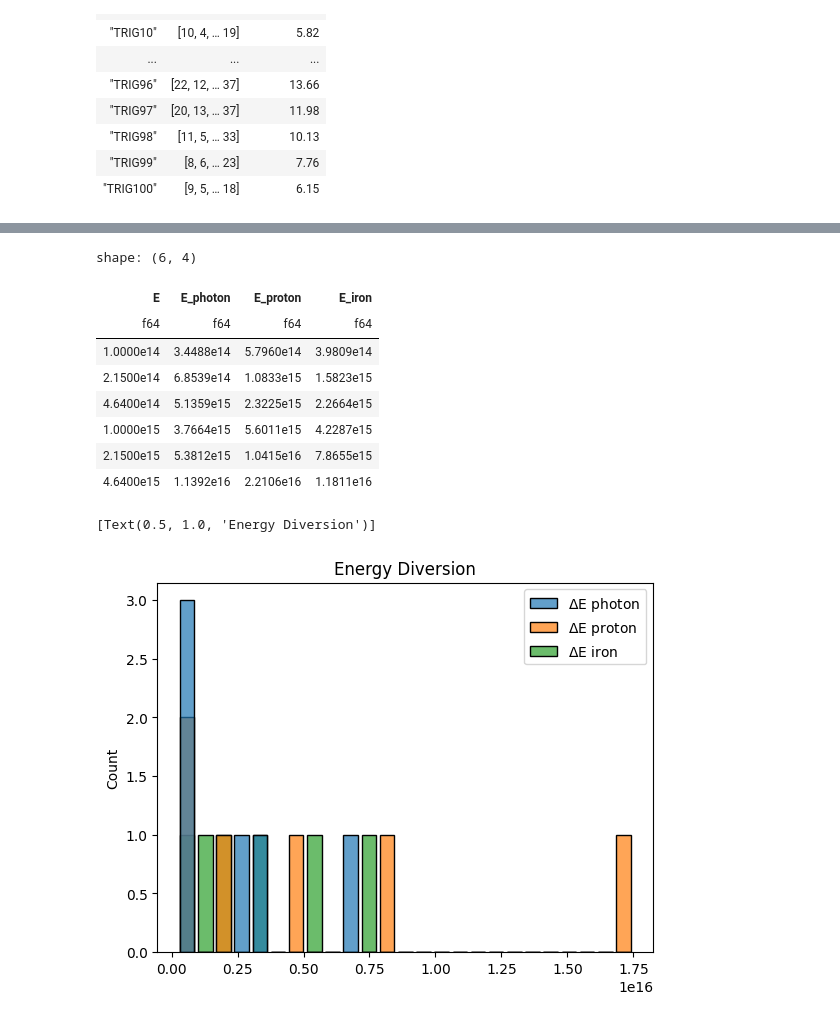
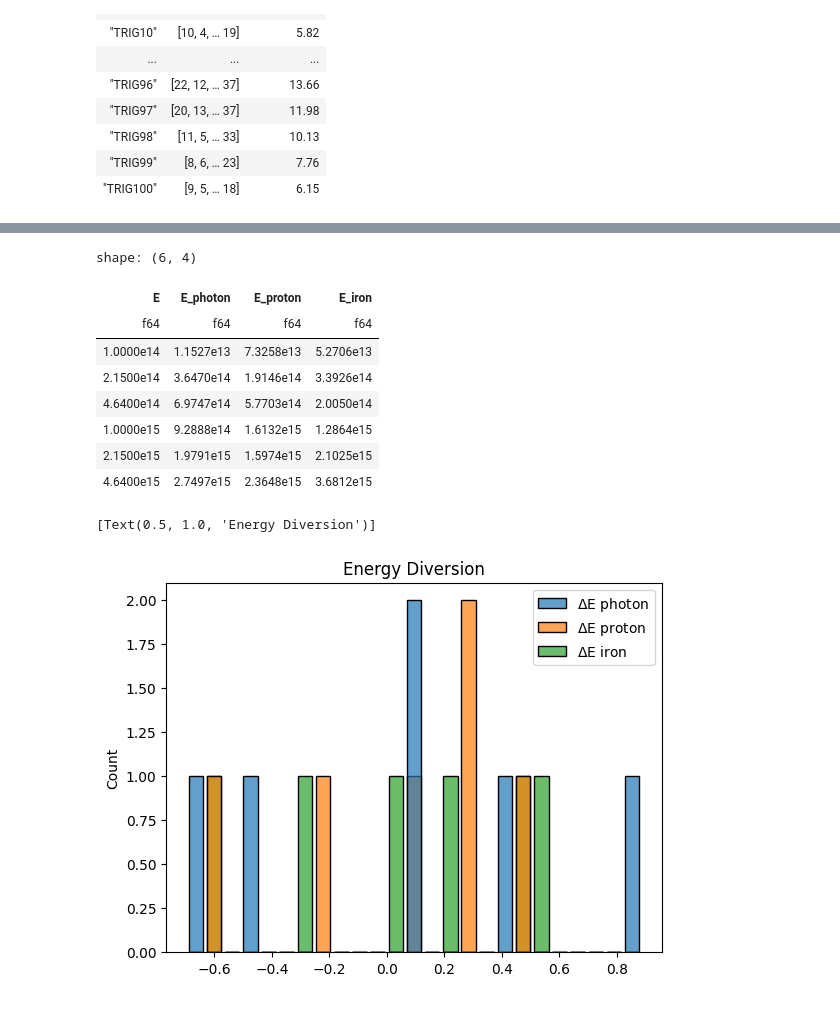
Before and after one commit to lucas-orfei/mestrado, a Jupyter notebook: array_10x10.ipynb, the cells around one changed output, grey strips where cells are left out. Cells and saved outputs as stored; diff of their text form; code cells hidden in the pictures.

```diff
--- a/array_10x10.ipynb
+++ b/array_10x10.ipynb
@@ -266,7 +222,8 @@ No artists with labels found to put in legend.  Note that artists whose label st
 # %%
 # Fit do fóton
+from scipy.optimize import curve_fit
 
-C = [248.7,1227,2886,1.059E4,3.193E4,1.078E5]
+C = [1913,4.088E4,9.621E4,1.324E5,3.991E5,8.014E5]
 E = [1E14, 2.15E14, 4.64E14,1E15,2.15E15,4.64E15]
 
 logC = np.log10(C)
@@ -338,7 +295,7 @@ shape: (6, 4)
 # %%
 # Fit do próton
 
-C = [399.8,1223,1805,2189,1.581E4,6.34E4]
+C = [9995,3.058E4,8.988E4,3.025E5,4.474E5,6.341E5]
 E = [1E14, 2.15E14, 4.64E14,1E15,2.15E15,4.64E15]
 
 logC = np.log10(C)
@@ -407,7 +364,7 @@ shape: (6, 4)
 # %%
 # Fit do ferro
 
-C = [17.9,135.2,443.6,1760,5503,1.655E4]
+C = [89.51,3379,1.109E4,5.865E4,1.834E5,5.518E5]
 E = [1E14, 2.15E14, 4.64E14,1E15,2.15E15,4.64E15]
 
 logC = np.log10(C)
@@ -431,7 +388,7 @@ def power(x, k, p):
 
 initial_guess = [1,1]
 
-coefficients_iron, cov = curve_fit(power, E, np.log10(C), p0=initial_guess)
+coefficients_iron, cov = curve_fit(power, E, np.log10(C), p0=initial_guess, maxfev = 1000)
 
 inc = np.sqrt(np.diag(cov))
 print(np.sqrt(np.diag(cov)))
@@ -483,7 +440,7 @@ r0 = 7800
 
 k_photon = coefficients_photon[0]
 p_photon = coefficients_photon[1]
-c_photon = [1975,5697,1.273E5,7.89E4,1.368E5,4.35E5] # Array 10x10
+c_photon = [285.2,3.471E4,8.548E4,1.273E5,3.643E5,5.754E5] # Array 10x10
 E_photon = []
 
 
@@ -499,7 +456,7 @@ for i in range(len(c_photon)):
 
 k_proton = coefficients_proton[0]
 p_proton = coefficients_proton[1]
-c_proton = [2894,6269,1.609E4,4.776E4,1.028E5,2.606E5]
+c_proton = [9558,2.796E4,9.591E4,3.025E5,2.992E5,4.638E5]
 E_proton = []
 
 for i in range(len(c_photon)):
@@ -511,8 +468,7 @@ for i in range(len(c_photon)):
 
 k_iron = coefficients_iron[0]
 p_iron = coefficients_iron[1]
-c_iron = [293.8,3226,6020,1.778E4,5.223E4,1.058E5]
-s_iron = [2.033,2.097,1.778,1.645,1.606,1.431]
+c_iron = [70.36,3729,1215,6.395E4,1.823E5,6.018E5]
 E_iron = []
 
 for i in range(len(c_iron)):
@@ -534,32 +490,32 @@ df
 shape: (6, 4)
 | E | E_photon | E_proton | E_iron |
 | f64 | f64 | f64 | f64 |
-| 1.0000e14 | 3.4488e14 | 5.7960e14 | 3.9809e14 |
-| 2.1500e14 | 6.8539e14 | 1.0833e15 | 1.5823e15 |
-| 4.6400e14 | 5.1359e15 | 2.3225e15 | 2.2664e15 |
-| 1.0000e15 | 3.7664e15 | 5.6011e15 | 4.2287e15 |
-| 2.1500e15 | 5.3812e15 | 1.0415e16 | 7.8655e15 |
-| 4.6400e15 | 1.1392e16 | 2.2106e16 | 1.1811e16 |
+| 1.0000e14 | 1.1527e13 | 7.3258e13 | 5.2706e13 |
+| 2.1500e14 | 3.6470e14 | 1.9146e14 | 3.3926e14 |
+| 4.6400e14 | 6.9747e14 | 5.7703e14 | 2.0050e14 |
+| 1.0000e15 | 9.2888e14 | 1.6132e15 | 1.2864e15 |
+| 2.1500e15 | 1.9791e15 | 1.5974e15 | 2.1025e15 |
+| 4.6400e15 | 2.7497e15 | 2.3648e15 | 3.6812e15 |
 # %%
 DeltaE_photon = []
 DeltaE_proton = []
 DeltaE_iron = []
 
 for i in range(len(E_real)):
-    aux = abs(E_real[i] - E_photon[i])
-    aux2 = abs(E_real[i] - E_proton[i])
-    aux3 = abs(E_real[i] - E_iron[i])
+    aux = (E_real[i] - E_photon[i])/E_real[i]
+    aux2 = (E_real[i] - E_proton[i])/E_real[i]
+    aux3 = (E_real[i] - E_iron[i])/E_real[i]
     DeltaE_photon.append(aux)
     DeltaE_proton.append(aux2)
     DeltaE_iron.append(aux3)
 
 data = {
     '$\Delta$E photon':DeltaE_photon,
     '$\Delta$E proton':DeltaE_proton,
     '$\Delta$E iron':DeltaE_iron
 }
 
 sns.histplot(data=data, bins= 25, shrink=0.8, alpha = 0.7).set(title = 'Energy Diversion')
 # %% [output]
 [Text(0.5, 1.0, 'Energy Diversion')]
-[figure, old version]
+[figure, new version]
```
Also changed, not shown: parts of 8 cells of this notebook.
